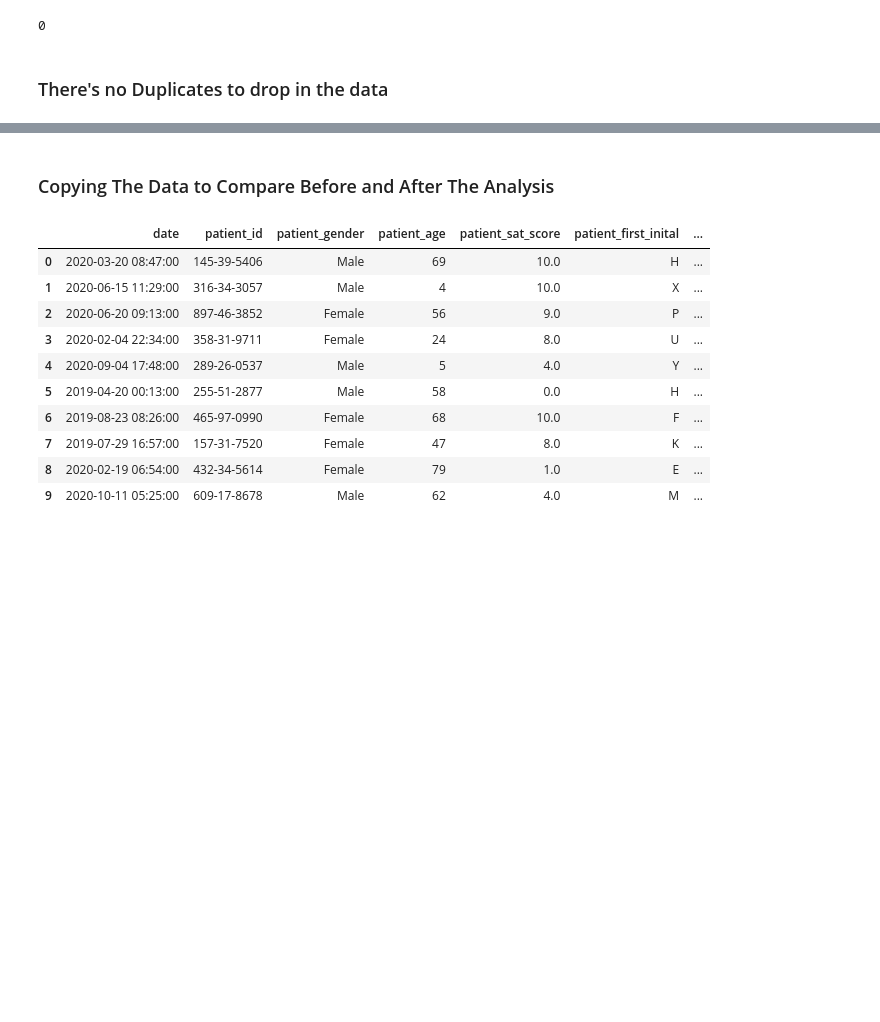
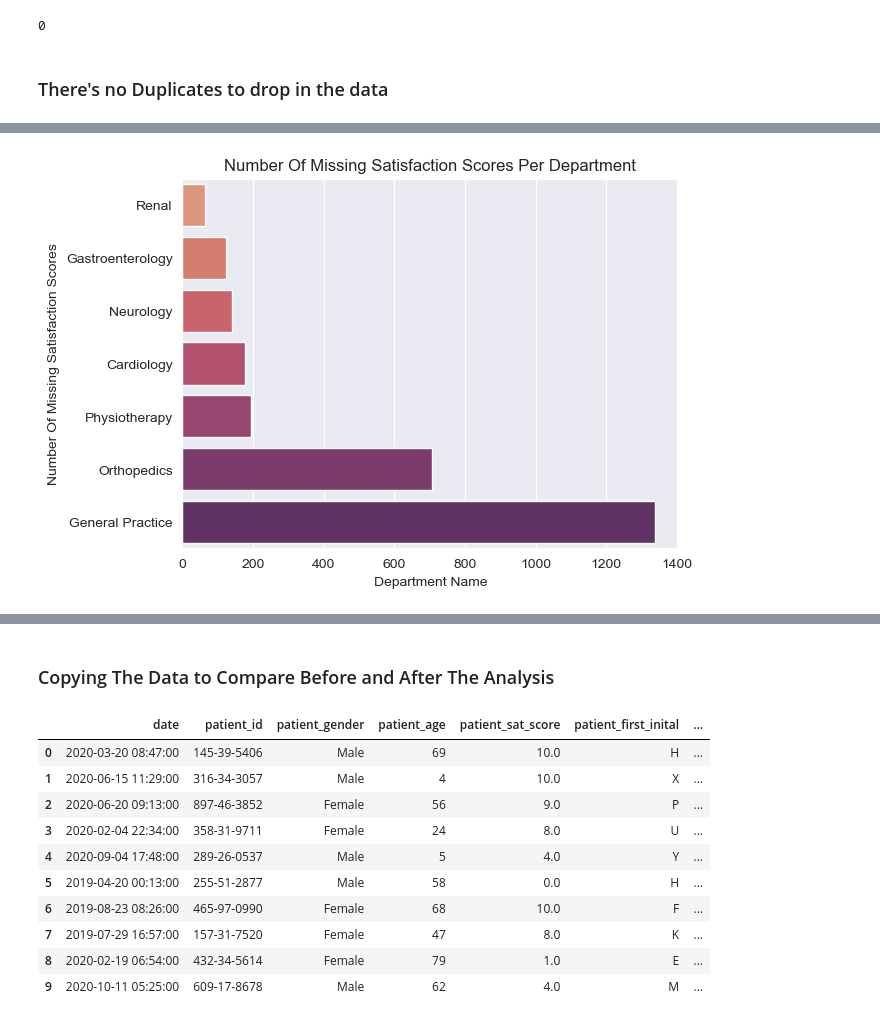
Before and after one commit to Ahmed-level0/Cleaning-Hospital-Data, a Jupyter notebook: cleaningH.ipynb, the cells around one changed output, grey strips where cells are left out. Drawn from its saved outputs; the diff is of its cells as text; code cells hidden in the pictures; blank space fills up the shorter version.

```diff
--- a/cleaningH.ipynb
+++ b/cleaningH.ipynb
@@ -44,0 +74,11 @@ print(hospital_data.duplicated().sum())
+# %%
+grouped_by_dep = hospital_data.groupby("department_referral")
+# %%
+na_scores = []
+for dep in hospital_data_copy['department_referral'].unique():
+    df = grouped_by_dep.get_group(dep)
+    num_of_na_scores = df['patient_sat_score'].isna().sum()
+    na_scores.append((dep, num_of_na_scores))
+
+na_scores = pd.DataFrame(na_scores, columns= ['department_referral', 'patient_sat_scores'])
+na_scores
@@ -44,0 +94,8 @@ print(hospital_data.duplicated().sum())
+# %%
+sns.barplot(data= na_scores.sort_values(by= 'patient_sat_scores'), y= 'department_referral', x= 'patient_sat_scores', palette='flare')
+plt.xlabel("Department Name")
+plt.ylabel("Number Of Missing Satisfaction Scores")
+plt.title("Number Of Missing Satisfaction Scores Per Department")
+plt.show()
+# %% [output]
+[figure, added]
```
Also changed, not shown: parts of 7 cells of this notebook.
